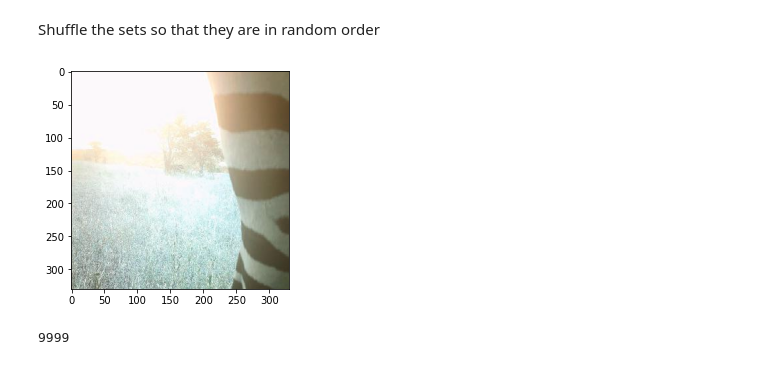
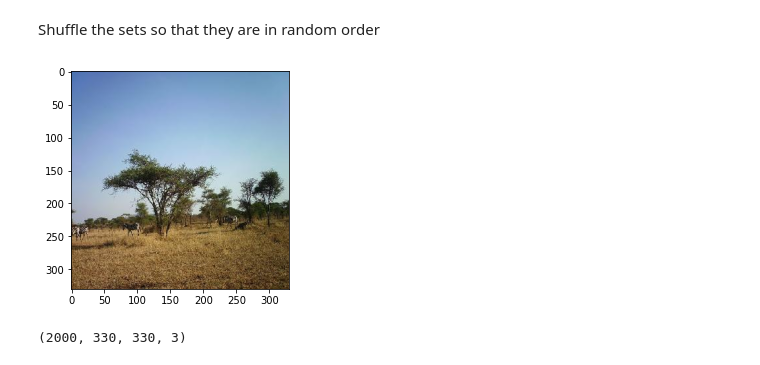
Before and after one commit to Saurabh-Roy/Project2, a Jupyter notebook: AnimalClassification.ipynb, the cells around one changed output. Cells and saved outputs as stored; diff of their text form; code cells hidden in the pictures.

```diff
--- a/AnimalClassification.ipynb
+++ b/AnimalClassification.ipynb
@@ -89,10 +90,10 @@ for category_label in category_train_dir_labels:
     label=category_train_dir_labels.index(category_label)
 
     for img in os.listdir(folder):
-         img_path=os.path.join(folder,img)
-         img_arr =cv2.resize(cv2.imread(img_path),(330,330))
+        img_path=os.path.join(folder,img)
+        img_arr =io.imread(img_path)
 
-         train_data.append([img_arr,label])
+        train_data.append([img_arr,label])
 # %% [markdown]
 Create Validation set
 # %%
@@ -102,10 +103,11 @@ for category_label in category_valid_dir_labels:
     label=category_valid_dir_labels.index(category_label)
 
     for img in os.listdir(folder):
-         img_path=os.path.join(folder,img)
-         img_arr =cv2.resize(cv2.imread(img_path),(330,330))
 
-         valid_data.append([img_arr,label])
+        img_path=os.path.join(folder,img)
+        # img_arr =cv2.resize(cv2.imread(img_path),(330,330))
+        img_arr = io.imread(img_path)
+        valid_data.append([img_arr,label])
 # %% [markdown]
 Create Test set
 # %%
@@ -115,10 +117,10 @@ for category_label in category_test_dir_labels:
     label=category_test_dir_labels.index(category_label)
 
     for img in os.listdir(folder):
-         img_path=os.path.join(folder,img)
-         img_arr =cv2.resize(cv2.imread(img_path),(330,330))
+        img_path=os.path.join(folder,img)
+        img_arr =io.imread(img_path)
 
-         test_data.append([img_arr,label])
+        test_data.append([img_arr,label])
 # %% [markdown]
 Shuffle the sets so that they are in random order
 # %%
@@ -154,9 +156,10 @@ y_valid = np.array(y_valid)
 X_test = np.array(X_test)
 y_test = np.array(y_test)
 # %%
-plt.imshow(X_train[9001])
+plt.imshow(X_valid[10],cmap=plt.cm.gray)
 plt.show()
 len(X_train)
+X_valid.shape
 # %% [output]
-[figure, old version]
+[figure, new version]
-9999
+(2000, 330, 330, 3)
```
Also changed, not shown: parts of 1 cell of this notebook.
